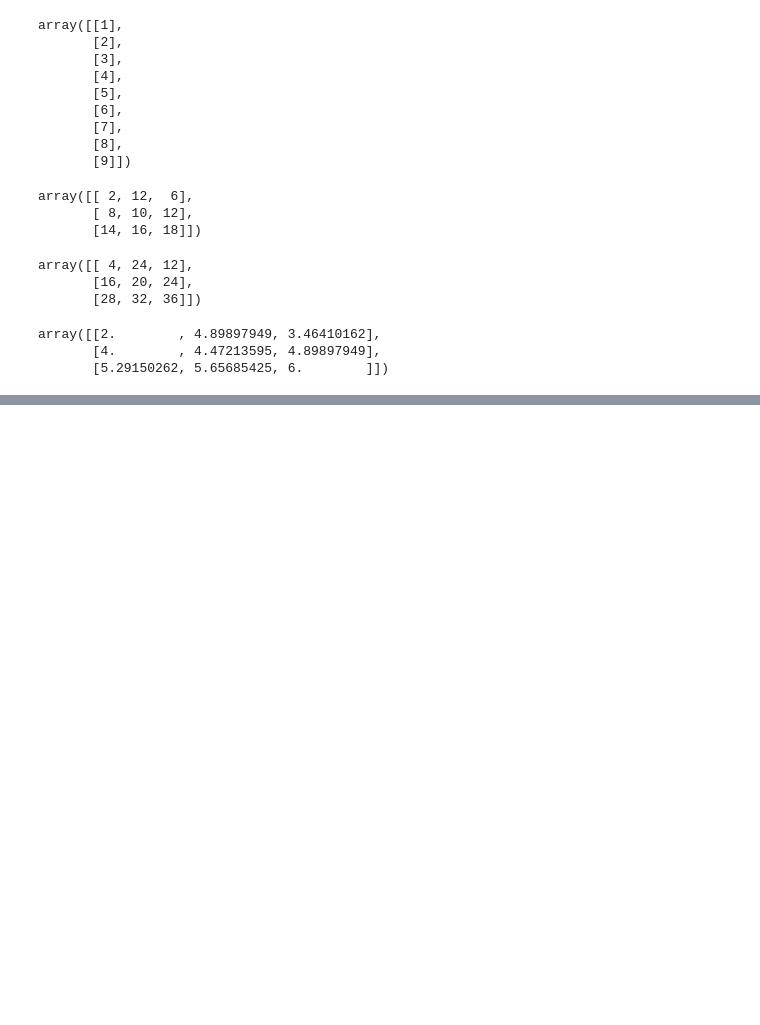
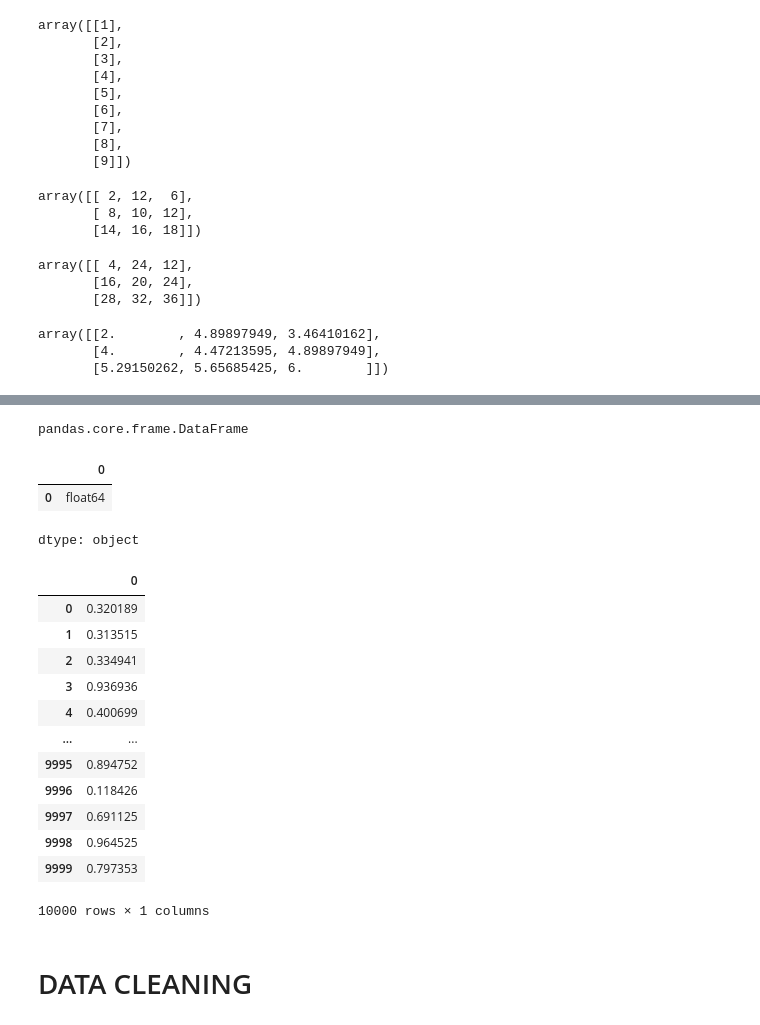
Before and after one commit to Pritishcoder07/AIMLP, a Jupyter notebook: Basic_ML.ipynb, the cells around one changed output, grey strips where cells are left out. Saved outputs shown, nothing was run; the diff lists cells and outputs as text; code cells hidden in the pictures; blank space fills up the shorter version.

```diff
--- a/Basic_ML.ipynb
+++ b/Basic_ML.ipynb
@@ -149,0 +196,30 @@ array([[2.        , 4.89897949, 3.46410162],
+# %%
+newdf = pd.DataFrame(np.random.rand(10000))
+# %%
+type(newdf)
+# %% [output]
+pandas.core.frame.DataFrame
+# %%
+newdf.dtypes
+# %% [output]
+|  | 0 |
+| 0 | float64 |
+dtype: object
+# %%
+newdf
+# %% [output]
+|  | 0 |
+| 0 | 0.320189 |
+| 1 | 0.313515 |
+| 2 | 0.334941 |
+| 3 | 0.936936 |
+| 4 | 0.400699 |
+| ... | ... |
+| 9995 | 0.894752 |
+| 9996 | 0.118426 |
+| 9997 | 0.691125 |
+| 9998 | 0.964525 |
+| 9999 | 0.797353 |
+10000 rows × 1 columns
+# %% [markdown]
+# DATA CLEANING
```
Also changed, not shown: parts of 20 cells of this notebook.
